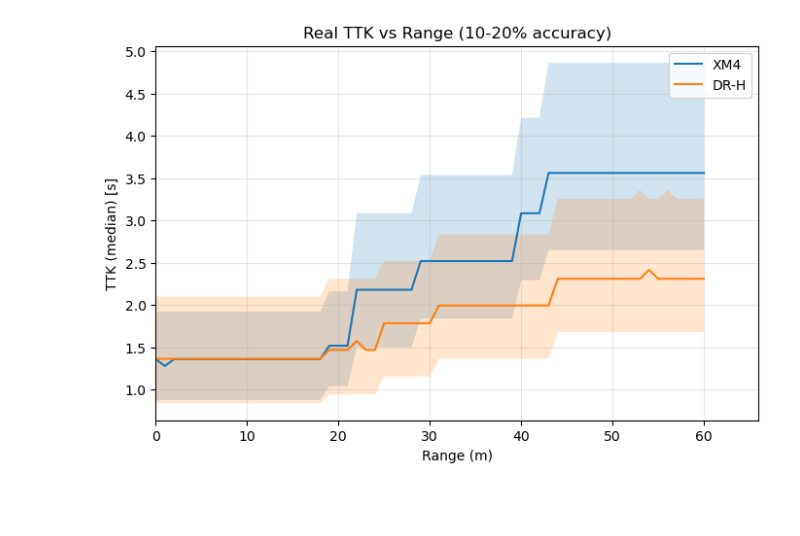
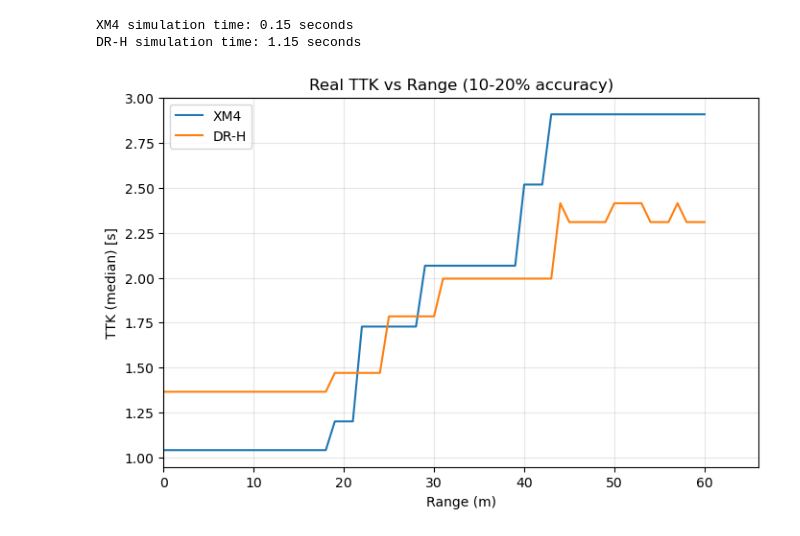
Before and after one commit to anshxl/codm-analytics, a Jupyter notebook: Notebooks/ttk_optimized.ipynb, the cells around one changed output. Drawn from its saved outputs; the diff is of its cells as text; code cells hidden in the pictures; blank space fills up the shorter version.

Commit message:
minimap analysis start

```diff
--- a/Notebooks/ttk_optimized.ipynb
+++ b/Notebooks/ttk_optimized.ipynb
@@ -2,10 +2,24 @@
 import numpy as np
 from numba import njit, prange
 import matplotlib.pyplot as plt
+from time import time
 
 # --------------------------
 # Numba-accelerated functions
 # --------------------------
+
+@njit
+def beta_params_from_mean_std(m, s):
+    v = s*s
+    tmp = m * (1 - m) / v - 1
+    a = m * tmp
+    b = (1 - m) * tmp
+    return a, b
+
+@njit
+def get_accuracy_dist(base_accuracy: float, n_samples: int = 50_000):
+    a, b = beta_params_from_mean_std(base_accuracy, 0.05)
+    return np.random.beta(a, b, size=n_samples)
 
 @njit
 def bullet_delays_numba(max_range, bv, step_mult=0.017):
@@ -35,7 +49,7 @@ def simulate_real_ttk_numba(
     first_shot_delay: float,
     body_mult: float,
     head_mult: float,
-    base_accuracy: float,
+    accuracies: np.ndarray,
     headshot_accuracy: float,
     delays: np.ndarray
 ):
@@ -45,9 +59,6 @@ def simulate_real_ttk_numba(
     results_p25    = np.zeros(max_range + 1, dtype=np.float32)
     results_p75    = np.zeros(max_range + 1, dtype=np.float32)
     results_clean  = np.zeros(max_range + 1, dtype=np.float32)
-
-    # Pre-sample accuracies once per trial
-    accuracies = np.clip(np.random.normal(loc=base_accuracy, scale=0.05, size=n_trials), 0.1, 1)
 
     for d in prange(max_range + 1):  # parallel over distances
         # Find damage for this distance
@@ -111,7 +122,7 @@ def simulate_real_ttk(
     sprinting: bool = False,
     body_mult: float = 1.1,
     head_mult: float = 1.5,
-    base_accuracy: float = 0.20,
+    accuracies: np.ndarray = None,
     headshot_accuracy: float = 0.02,
     bullet_speed: float = None,
     step_mult: float = 0.017,
@@ -134,7 +145,7 @@ def simulate_real_ttk(
         first_shot_delay=first_shot_delay,
         body_mult=body_mult,
         head_mult=head_mult,
-        base_accuracy=base_accuracy,
+        accuracies=accuracies,
         headshot_accuracy=headshot_accuracy,
         delays=delays
     )
@@ -152,7 +163,7 @@ def simulate_real_ttk(
 
     return list(range(range_maxes[-1] + 1)), results
 
-def plot_ttk(gun_stats_dict, title="TTK vs Range", metric="median"):
+def plot_ttk(gun_stats_dict, title="TTK vs Range", metric="median", plot_quartiles=True):
     """
     gun_stats_dict: {"Gun Name": stats}, where stats is output from simulate_real_ttk
     metric: "mean" or "median" or "p25"/"p75"
@@ -163,7 +174,7 @@ def plot_ttk(gun_stats_dict, title="TTK vs Range", metric="median"):
         distances, stats = gun_info
         ttk_values = [stats[d][metric] for d in distances]
         plt.plot(distances, ttk_values, label=gun_name)
-        if metric in ['median', 'mean']:
+        if plot_quartiles and metric in ['median', 'mean']:
             lower = [stats[d]['p25'] for d in distances]
             upper = [stats[d]['p75'] for d in distances]
             plt.fill_between(distances, lower, upper, alpha=0.2)
@@ -194,6 +208,8 @@ simulate_real_ttk(
 );
 # %%
 # XM4
+acc_xm4 = get_accuracy_dist(0.25, n_samples=50_000)
+start = time()
 xm4 = simulate_real_ttk(
     n_trials=50000,
     hp=100,
@@ -204,10 +220,15 @@ xm4 = simulate_real_ttk(
     sprinting=False,
     body_mult=1.1,
     head_mult=1.5,
+    accuracies=acc_xm4,
     bullet_speed=1247,    # m/s
 )
+end = time()
+print(f"XM4 simulation time: {end - start:.2f} seconds")
 
 # DR-H
+acc_drh = get_accuracy_dist(0.2, n_samples=50_000)
+start = time()
 drh = simulate_real_ttk(
     n_trials=50000,
     hp=100,
@@ -218,7 +239,13 @@ drh = simulate_real_ttk(
     sprinting=False,
     body_mult=1.15,
     head_mult=1.5,
+    accuracies=acc_drh,
 )
+end = time()
+print(f"DR-H simulation time: {end - start:.2f} seconds")
+# %% [output]
+XM4 simulation time: 0.15 seconds
+DR-H simulation time: 1.15 seconds
 # %%
 # Guns Dict
 guns = {
@@ -226,6 +253,6 @@ guns = {
     "DR-H":drh,
 }
 # %%
-plot_ttk(guns, title="Real TTK vs Range (10-20% accuracy)", metric="median")
+plot_ttk(guns, title="Real TTK vs Range (10-20% accuracy)", metric="median", plot_quartiles=False)
 # %% [output]
-[figure, old version]
+[figure, new version]
```
Also changed, not shown: parts of 3 cells of this notebook, 35 other files.
